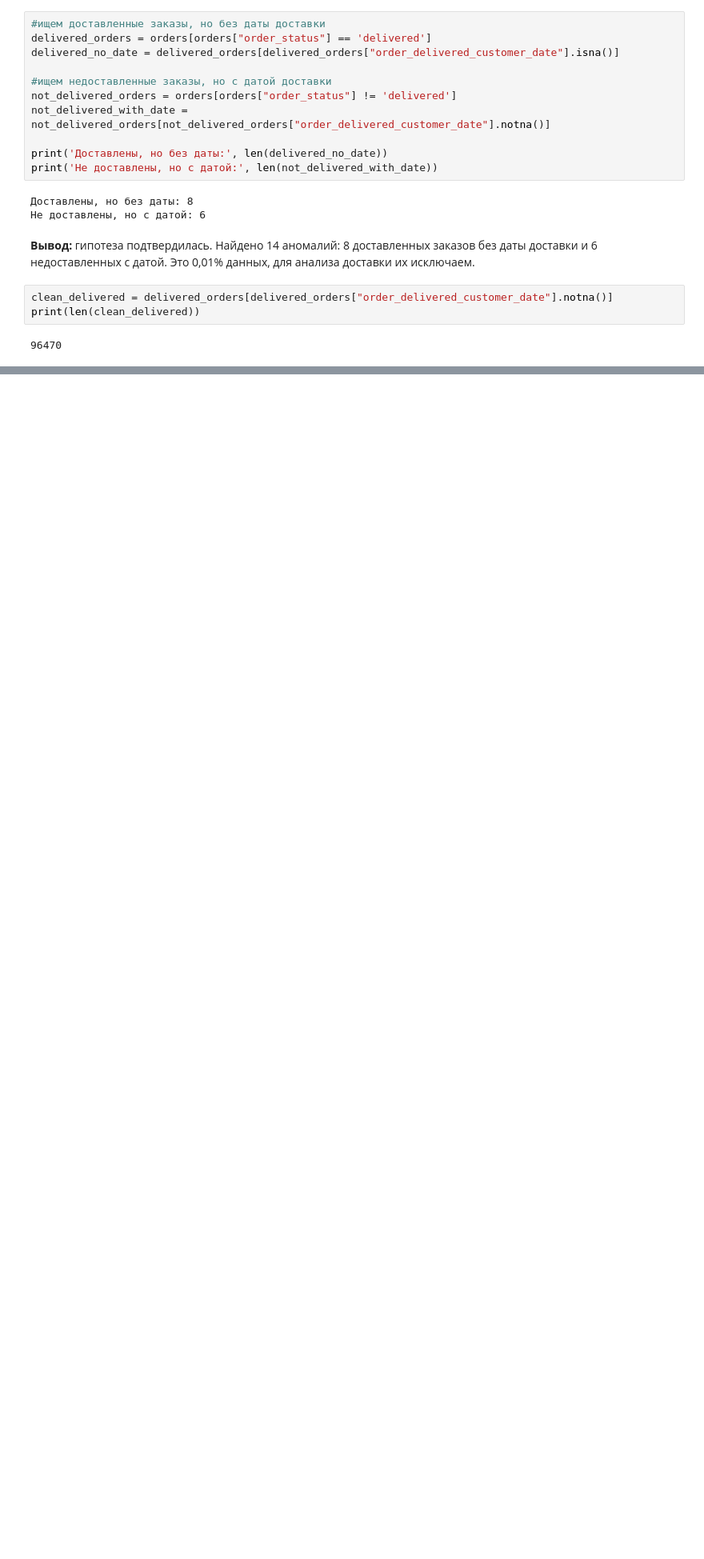
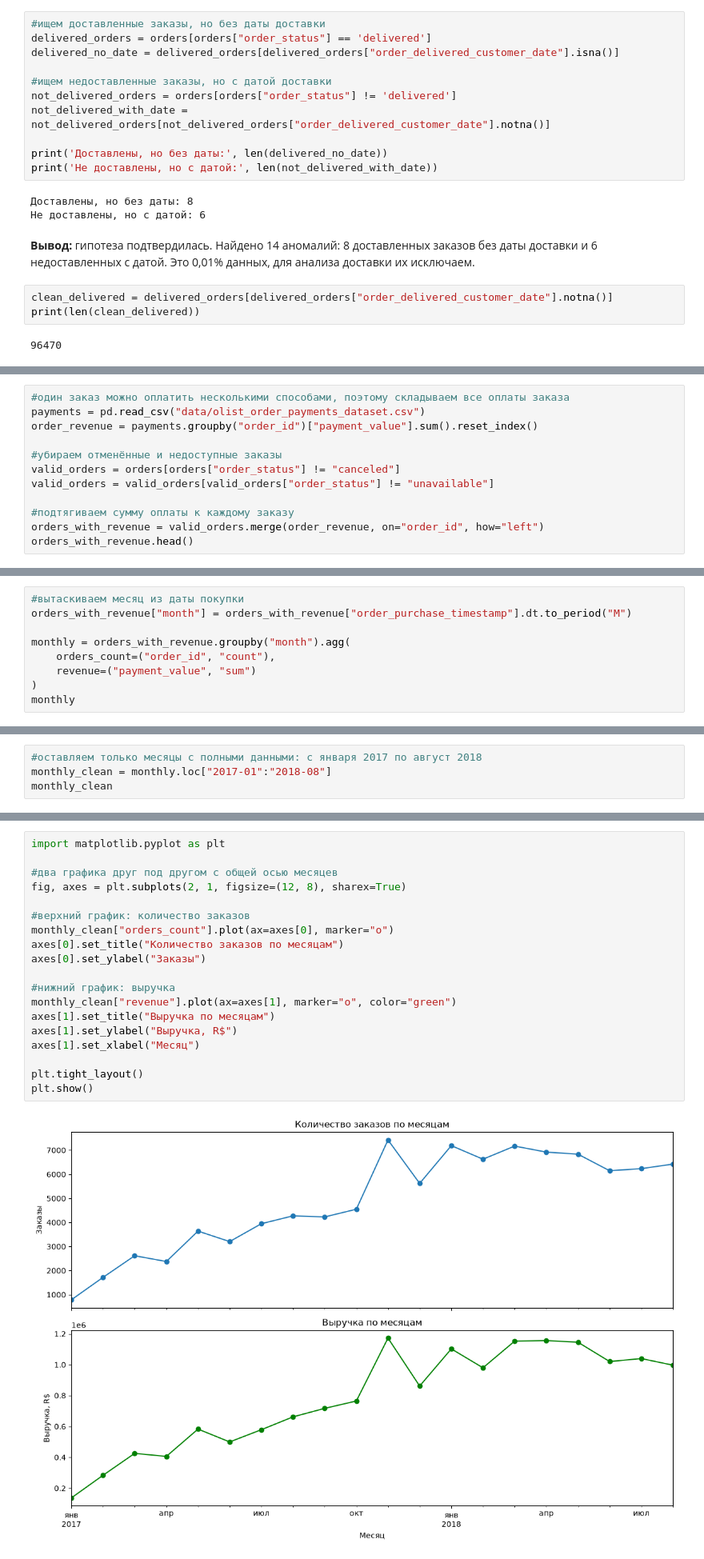
Before and after one commit to AlisnGol/ecommerce-analysis, a Jupyter notebook: analysis.ipynb, the cells around one changed output, grey strips where cells are left out. Shown at 80% size. Cells and saved outputs as stored; diff of their text form; blank space fills up the shorter version.

Commit message:
Вопрос 1: динамика заказов и выручки

```diff
--- a/analysis.ipynb
+++ b/analysis.ipynb
@@ -92,0 +95,12 @@ print(len(clean_delivered))
+# %%
+#один заказ можно оплатить несколькими способами, поэтому складываем все оплаты заказа
+payments = pd.read_csv("data/olist_order_payments_dataset.csv")
+order_revenue = payments.groupby("order_id")["payment_value"].sum().reset_index()
+
+#убираем отменённые и недоступные заказы
+valid_orders = orders[orders["order_status"] != "canceled"]
+valid_orders = valid_orders[valid_orders["order_status"] != "unavailable"]
+
+#подтягиваем сумму оплаты к каждому заказу
+orders_with_revenue = valid_orders.merge(order_revenue, on="order_id", how="left")
+orders_with_revenue.head()
@@ -92,0 +114,9 @@ print(len(clean_delivered))
+# %%
+#вытаскиваем месяц из даты покупки
+orders_with_revenue["month"] = orders_with_revenue["order_purchase_timestamp"].dt.to_period("M")
+
+monthly = orders_with_revenue.groupby("month").agg(
+    orders_count=("order_id", "count"),
+    revenue=("payment_value", "sum")
+)
+monthly
@@ -92,0 +142,4 @@ print(len(clean_delivered))
+# %%
+#оставляем только месяцы с полными данными: с января 2017 по август 2018
+monthly_clean = monthly.loc["2017-01":"2018-08"]
+monthly_clean
@@ -92,0 +165,21 @@ print(len(clean_delivered))
+# %%
+import matplotlib.pyplot as plt
+
+#два графика друг под другом с общей осью месяцев
+fig, axes = plt.subplots(2, 1, figsize=(12, 8), sharex=True)
+
+#верхний график: количество заказов
+monthly_clean["orders_count"].plot(ax=axes[0], marker="o")
+axes[0].set_title("Количество заказов по месяцам")
+axes[0].set_ylabel("Заказы")
+
+#нижний график: выручка
+monthly_clean["revenue"].plot(ax=axes[1], marker="o", color="green")
+axes[1].set_title("Выручка по месяцам")
+axes[1].set_ylabel("Выручка, R$")
+axes[1].set_xlabel("Месяц")
+
+plt.tight_layout()
+plt.show()
+# %% [output]
+[figure, added]
```
Also changed, not shown: parts of 5 cells of this notebook.
